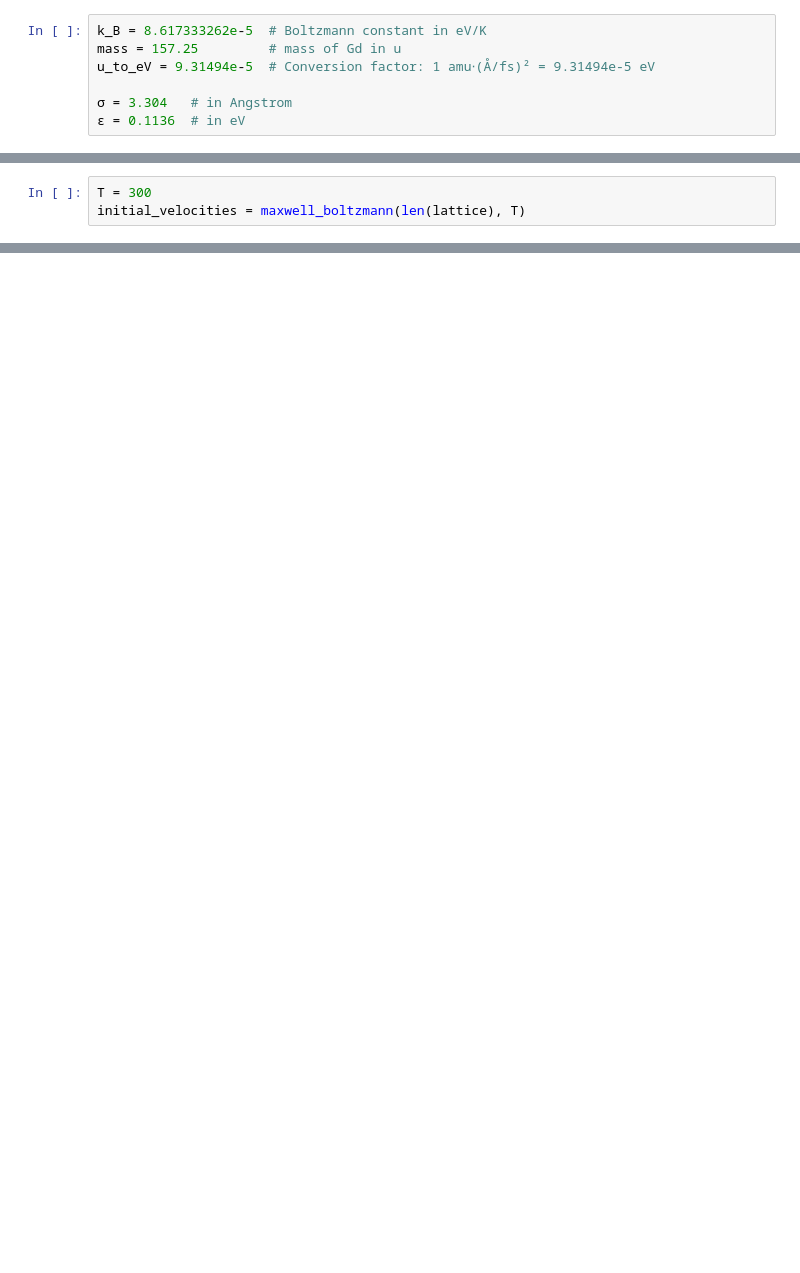
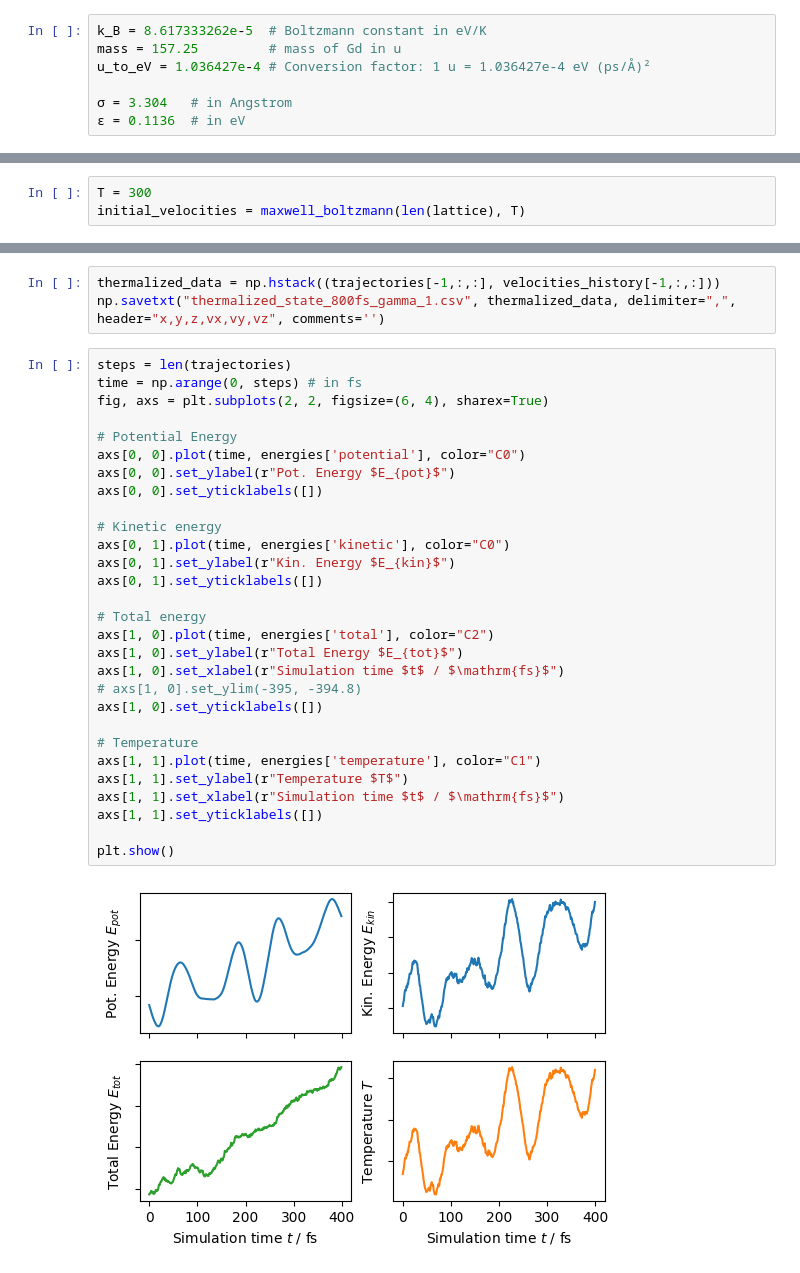
Before and after one commit to JanBulling/CompPhys-Final-Project, a Jupyter notebook: Molecular Dynamics/molecular_dynamics.ipynb, the cells around one changed output, grey strips where cells are left out. Saved outputs shown, nothing was run; the diff lists cells and outputs as text; blank space fills up the shorter version.

```diff
--- a/Molecular Dynamics/molecular_dynamics.ipynb
+++ b/Molecular Dynamics/molecular_dynamics.ipynb
@@ -23,7 +23,7 @@ Defining constants in useful units:
 # %%
 k_B = 8.617333262e-5  # Boltzmann constant in eV/K
 mass = 157.25         # mass of Gd in u
-u_to_eV = 9.31494e-5  # Conversion factor: 1 amu⋅(Å/fs)² = 9.31494e-5 eV
+u_to_eV = 1.036427e-4 # Conversion factor: 1 u = 1.036427e-4 eV (ps/Å)²
 
 σ = 3.304   # in Angstrom
 ϵ = 0.1136  # in eV
@@ -505,0 +448,34 @@ plt.plot(trajectories[0,0,0], trajectories[0,0,1], "o", color="black")
+# %%
+thermalized_data = np.hstack((trajectories[-1,:,:], velocities_history[-1,:,:]))
+np.savetxt("thermalized_state_800fs_gamma_1.csv", thermalized_data, delimiter=",", header="x,y,z,vx,vy,vz", comments='')
+# %%
+steps = len(trajectories)
+time = np.arange(0, steps) # in fs
+fig, axs = plt.subplots(2, 2, figsize=(6, 4), sharex=True)
+
+# Potential Energy
+axs[0, 0].plot(time, energies['potential'], color="C0")
+axs[0, 0].set_ylabel(r"Pot. Energy $E_{pot}$")
+axs[0, 0].set_yticklabels([])
+
+# Kinetic energy
+axs[0, 1].plot(time, energies['kinetic'], color="C0")
+axs[0, 1].set_ylabel(r"Kin. Energy $E_{kin}$")
+axs[0, 1].set_yticklabels([])
+
+# Total energy
+axs[1, 0].plot(time, energies['total'], color="C2")
+axs[1, 0].set_ylabel(r"Total Energy $E_{tot}$")
+axs[1, 0].set_xlabel(r"Simulation time $t$ / $\mathrm{fs}$")
+# axs[1, 0].set_ylim(-395, -394.8)
+axs[1, 0].set_yticklabels([])
+
+# Temperature
+axs[1, 1].plot(time, energies['temperature'], color="C1")
+axs[1, 1].set_ylabel(r"Temperature $T$")
+axs[1, 1].set_xlabel(r"Simulation time $t$ / $\mathrm{fs}$")
+axs[1, 1].set_yticklabels([])
+
+plt.show()
+# %% [output]
+[figure, added]
```
Also changed, not shown: parts of 26 cells of this notebook, 3 other files.
